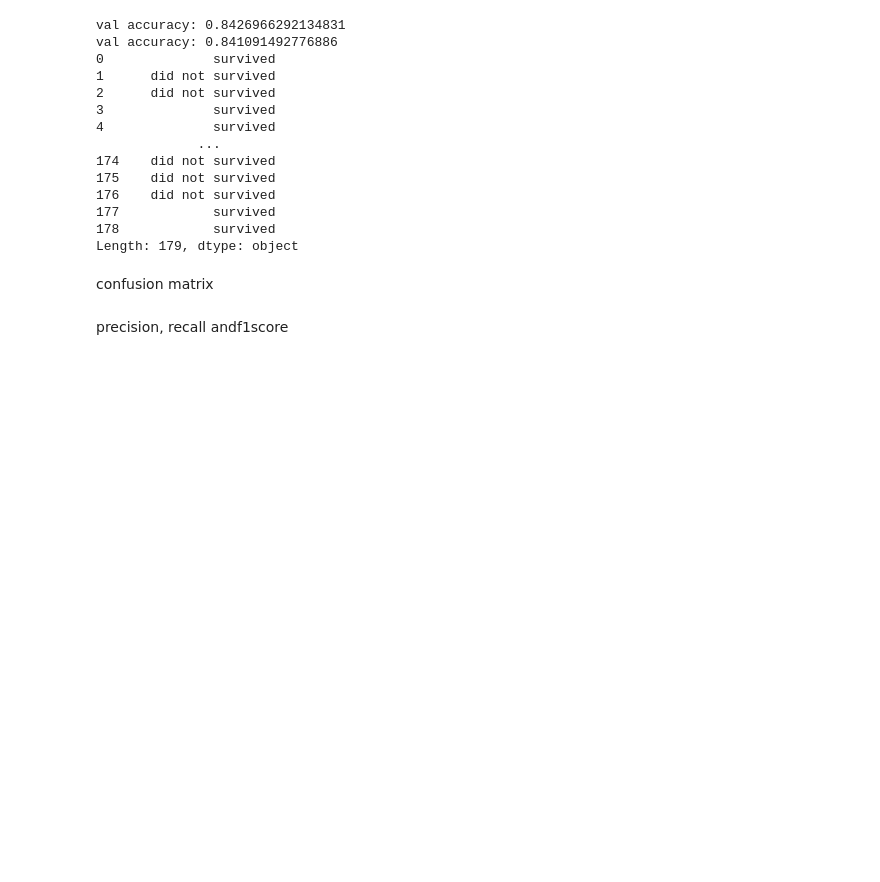
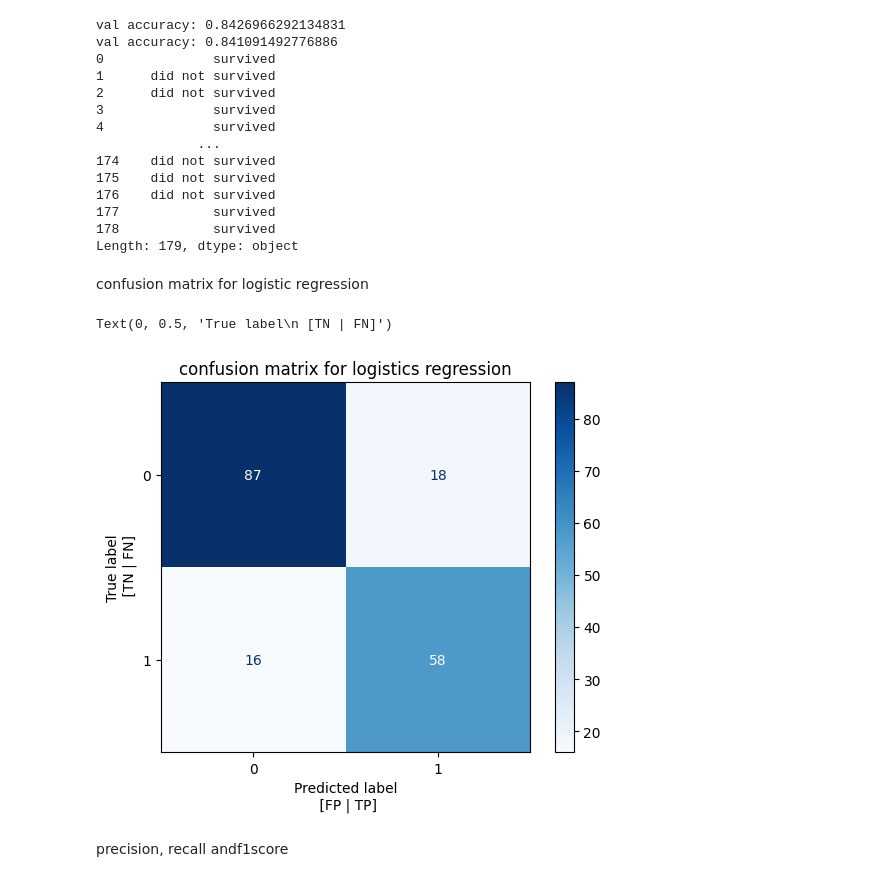
Before and after one commit to Boss-diamond/titanic-survival-model, a Jupyter notebook: titanic.ipynb, the cells around one changed output. Saved outputs shown, nothing was run; the diff lists cells and outputs as text; code cells hidden in the pictures; blank space fills up the shorter version.

```diff
--- a/titanic.ipynb
+++ b/titanic.ipynb
@@ -155,10 +160,17 @@ val accuracy: 0.841091492776886
 178            survived
 Length: 179, dtype: object
 # %% [markdown]
-confusion matrix
+confusion matrix for logistic regression
 # %%
 cmlr = confusion_matrix(y_test,y_pred_lr)
 displr = ConfusionMatrixDisplay(confusion_matrix=cmlr)
+displr.plot(cmap='Blues' )
+plt.title('confusion matrix for logistics regression')
+displr.ax_.set_xlabel('Predicted label\n [FP | TP]')
+displr.ax_.set_ylabel('True label\n [TN | FN]')
+# %% [output]
+Text(0, 0.5, 'True label\n [TN | FN]')
+[figure, added]
 # %% [markdown]
 precision, recall andf1score
 # %%
```
Also changed, not shown: parts of 10 cells of this notebook.
